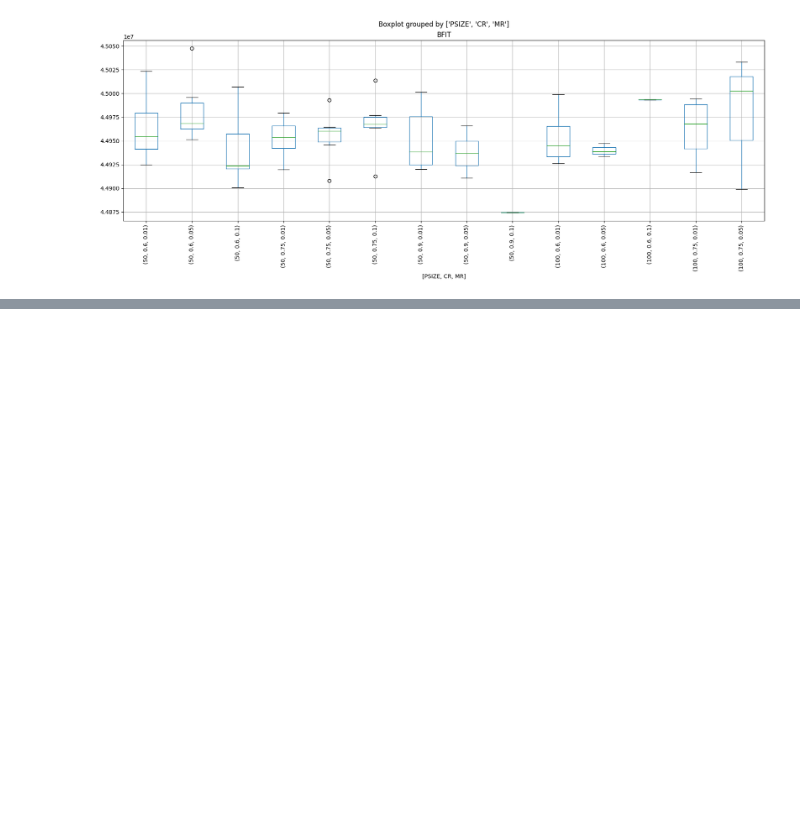
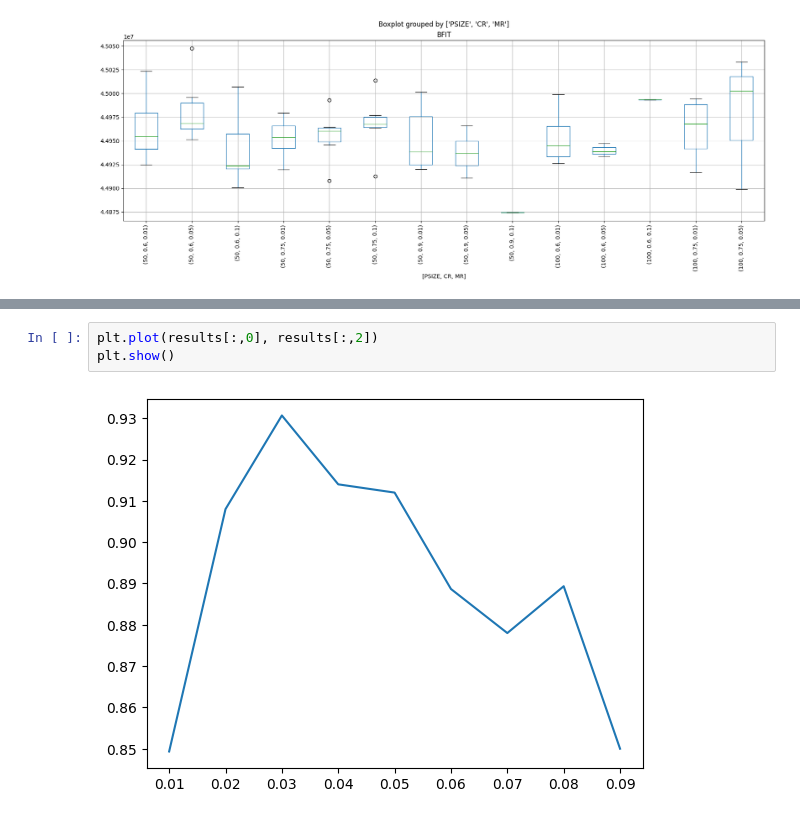
Before and after one commit to pnovoa/eapractci, a Jupyter notebook: report.ipynb, the cells around one changed output, grey strips where cells are left out. Cells and saved outputs as stored; diff of their text form; blank space fills up the shorter version.

```diff
--- a/report.ipynb
+++ b/report.ipynb
@@ -64,0 +108,5 @@ df_best.loc[:, ['PSIZE', 'CR', 'MR', 'BFIT']].boxplot(by=['PSIZE', 'CR', 'MR'],
+# %%
+plt.plot(results[:,0], results[:,2])
+plt.show()
+# %% [output]
+[figure, added]
```
Also changed, not shown: parts of 3 cells of this notebook, 3 other files.
